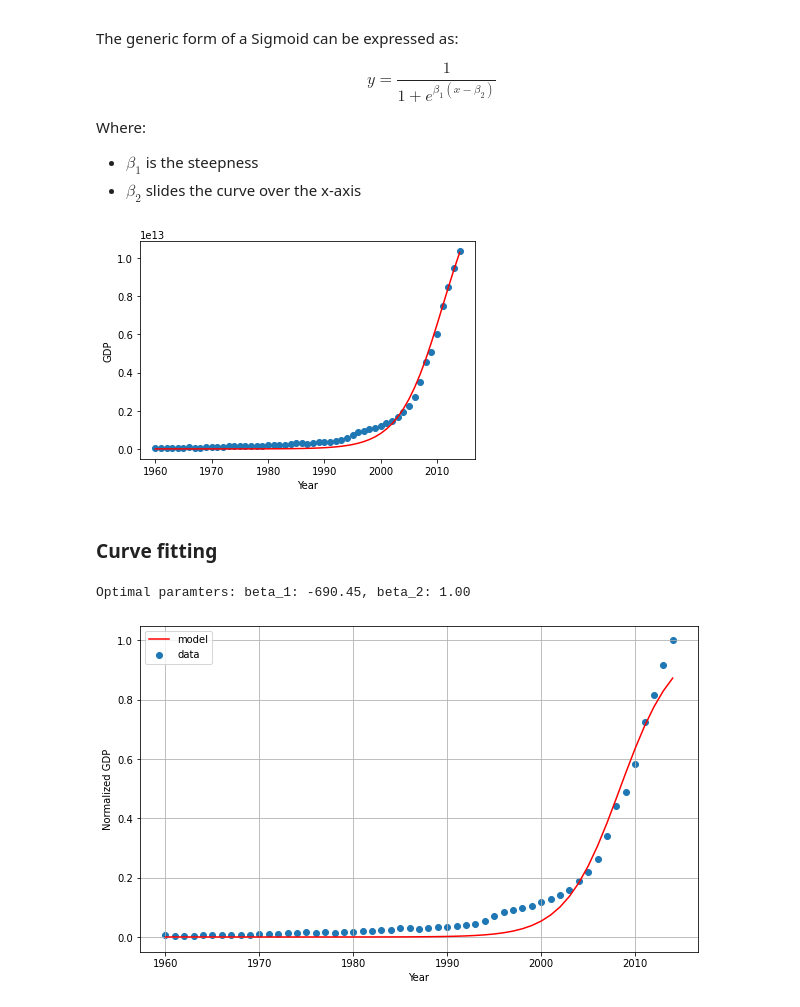
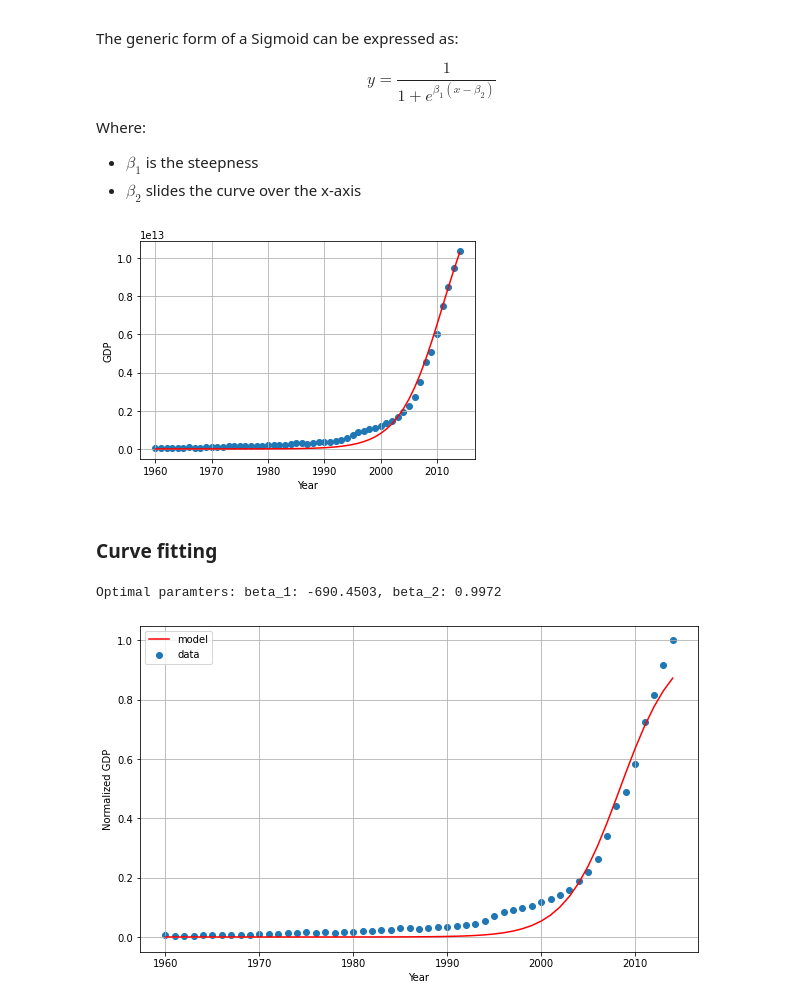
Before and after one commit to AnielShri/ML0101EN, a Jupyter notebook: notebooks/M02L02-Non_Linear_Regression.ipynb, the cells around one changed output. Saved outputs shown, nothing was run; the diff lists cells and outputs as text; code cells hidden in the pictures.

```diff
--- a/notebooks/M02L02-Non_Linear_Regression.ipynb
+++ b/notebooks/M02L02-Non_Linear_Regression.ipynb
@@ -189,20 +190,21 @@ Where:
 # %%
 def sigmoid(x, beta_1, beta_2):
     y = 1 / (1 + np.exp(beta_1 * (x - beta_2)))
     return y
 
 # trial and error
 beta_1 = -0.26
 beta_2 = 2011.0
 y_model = 15e12 * sigmoid(x_data, beta_1, beta_2)
 
 plt.scatter(x_data, y_data)
 plt.plot(x_data, y_model, "r")
 plt.xlabel("Year")
 plt.ylabel("GDP")
+plt.grid()
 plt.show()
 # %% [output]
-[figure, old version]
+[figure, new version]
 # %% [markdown]
 ### Curve fitting
 # %%
@@ -216,7 +218,7 @@ y_norm = y_data / max(y_data)
 popt, _ = curve_fit(sigmoid, x_norm, y_norm)
 beta_1 = popt[0]
 beta_2 = popt[1]
-print("Optimal paramters: beta_1: {:.2f}, beta_2: {:.2f}".format(beta_1, beta_2))
+print("Optimal paramters: beta_1: {:.4f}, beta_2: {:.4f}".format(beta_1, beta_2))
 # %% [output]
-Optimal paramters: beta_1: -690.45, beta_2: 1.00
+Optimal paramters: beta_1: -690.4503, beta_2: 0.9972
 # %%
```
Also changed, not shown: parts of 12 cells of this notebook.
